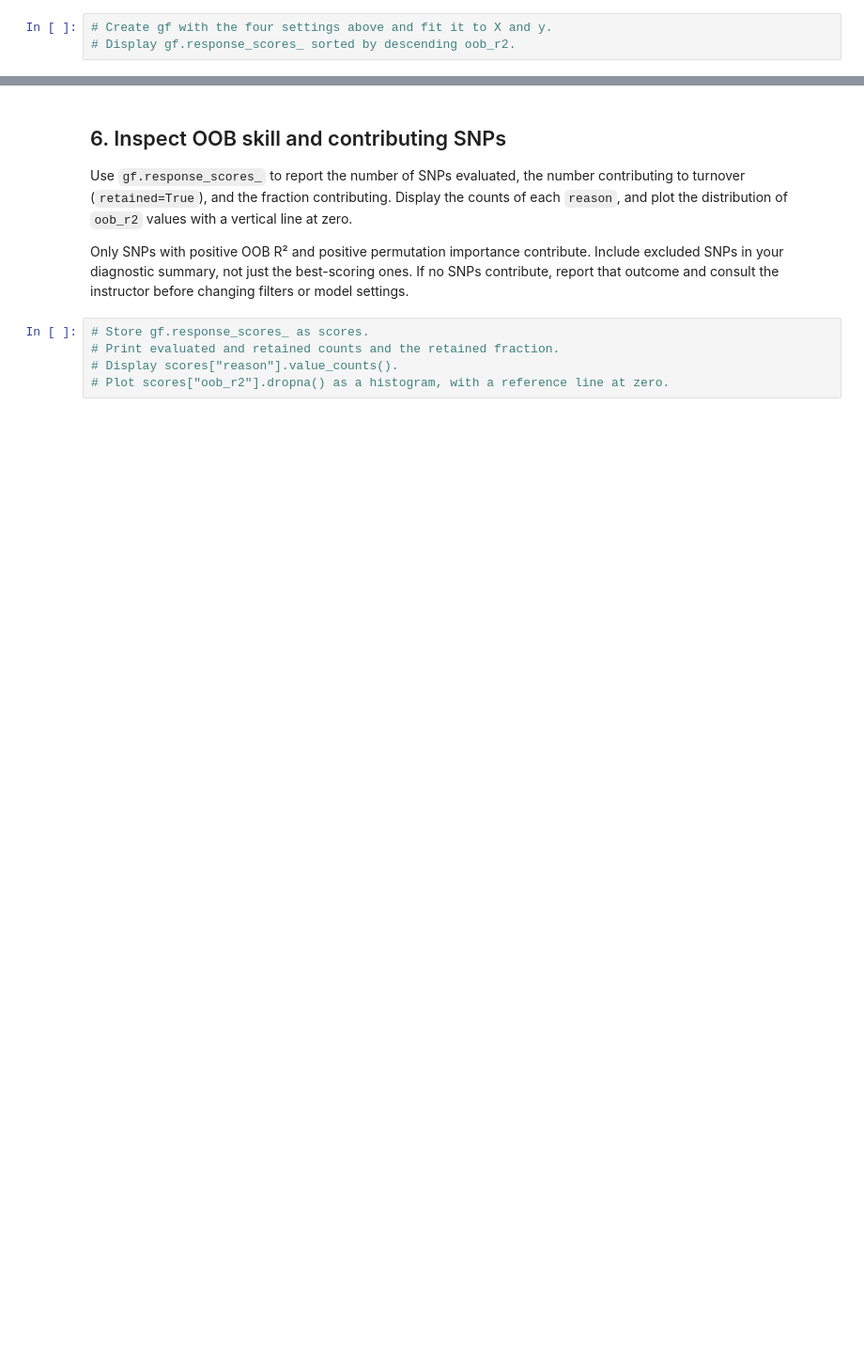
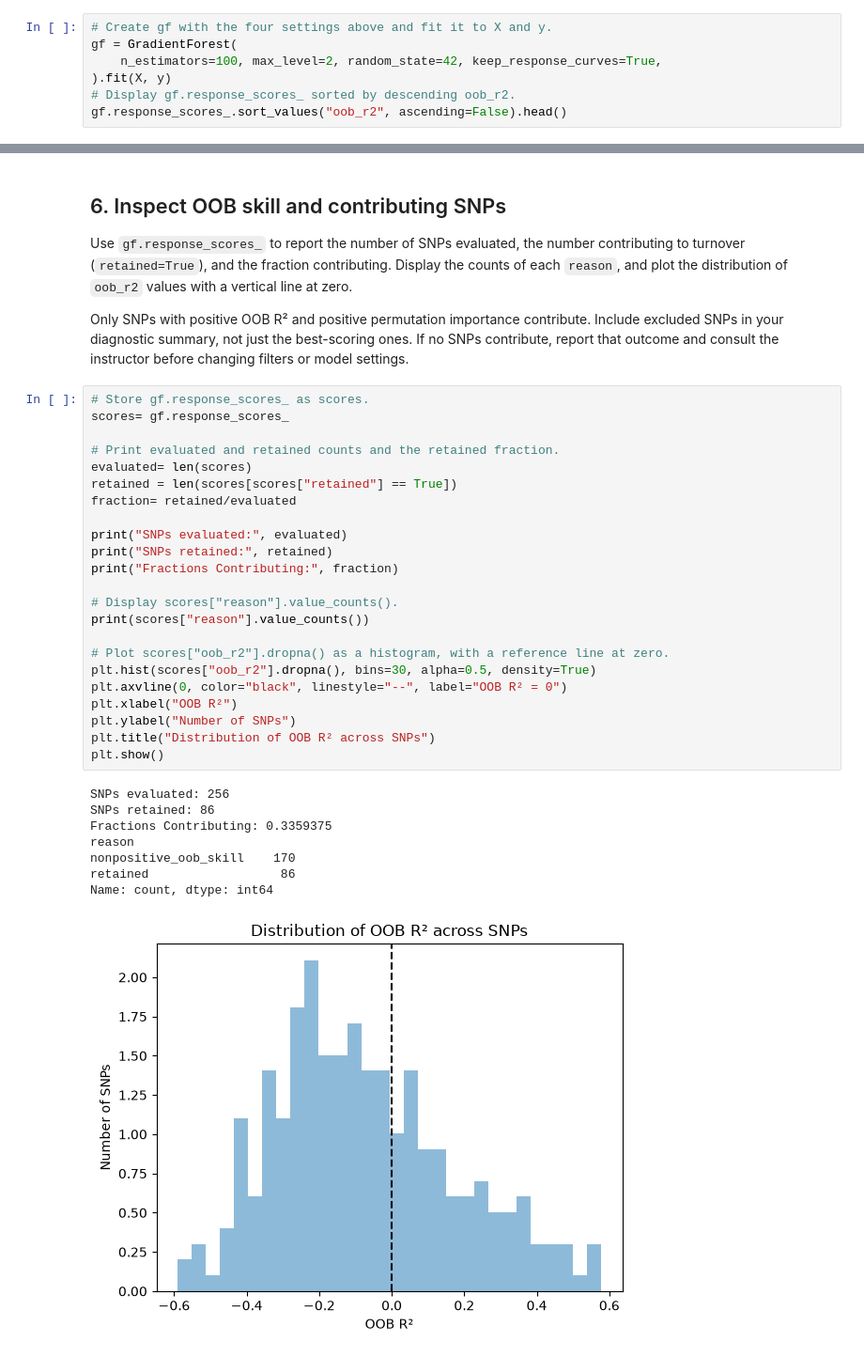
Before and after one commit to carlycoughlin-ux/BIO597-SpatialBiodiversity, a Jupyter notebook: docs/assignments/Assignment-09-GradientForest.ipynb, the cells around one changed output, grey strips where cells are left out. Shown at 94% size. Cells and saved outputs as stored; diff of their text form; blank space fills up the shorter version.

Commit message:
Complete Gradient Forest assignment

```diff
--- a/docs/assignments/Assignment-09-GradientForest.ipynb
+++ b/docs/assignments/Assignment-09-GradientForest.ipynb
@@ -139,4 +190,8 @@ Create `gf = GradientForest(...)` using `n_estimators=100`, `max_level=2`, `rand
 These settings match the lab. `max_level=2` controls approximate conditional permutations for correlated predictors; it does not limit tree depth. Retaining response curves lets us inspect one SNP later.
 # %%
 # Create gf with the four settings above and fit it to X and y.
+gf = GradientForest(
+    n_estimators=100, max_level=2, random_state=42, keep_response_curves=True,
+).fit(X, y)
 # Display gf.response_scores_ sorted by descending oob_r2.
+gf.response_scores_.sort_values("oob_r2", ascending=False).head()
@@ -148,8 +211,35 @@ Use `gf.response_scores_` to report the number of SNPs evaluated, the number con
 Only SNPs with positive OOB R² and positive permutation importance contribute. Include excluded SNPs in your diagnostic summary, not just the best-scoring ones. If no SNPs contribute, report that outcome and consult the instructor before changing filters or model settings.
 # %%
 # Store gf.response_scores_ as scores.
+scores= gf.response_scores_
+
 # Print evaluated and retained counts and the retained fraction.
+evaluated= len(scores)
+retained = len(scores[scores["retained"] == True])
+fraction= retained/evaluated
+
+print("SNPs evaluated:", evaluated)
+print("SNPs retained:", retained)
+print("Fractions Contributing:", fraction)
+
 # Display scores["reason"].value_counts().
+print(scores["reason"].value_counts())
+
 # Plot scores["oob_r2"].dropna() as a histogram, with a reference line at zero.
+plt.hist(scores["oob_r2"].dropna(), bins=30, alpha=0.5, density=True)
+plt.axvline(0, color="black", linestyle="--", label="OOB R² = 0")
+plt.xlabel("OOB R²")
+plt.ylabel("Number of SNPs")
+plt.title("Distribution of OOB R² across SNPs")
+plt.show()
+# %% [output]
+SNPs evaluated: 256
+SNPs retained: 86
+Fractions Contributing: 0.3359375
+reason
+nonpositive_oob_skill    170
+retained                  86
+Name: count, dtype: int64
+[figure, added]
 # %% [markdown]
 **Interpretation:** What does an OOB R² below zero mean? Why does a positive OOB score not establish either adaptation or accurate prediction in a new geographic region?
```
Also changed, not shown: parts of 24 cells of this notebook, 11 other files.
